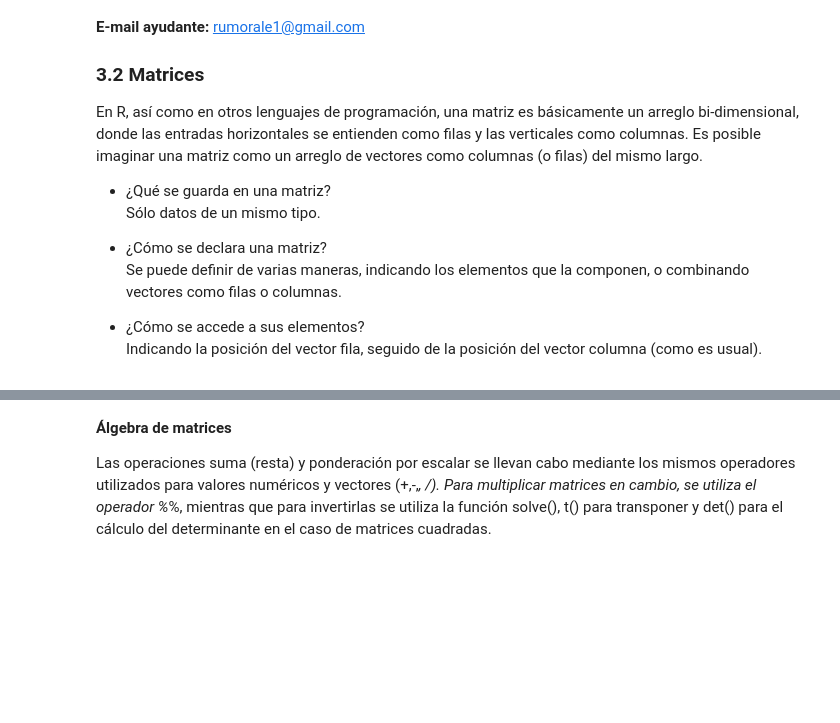
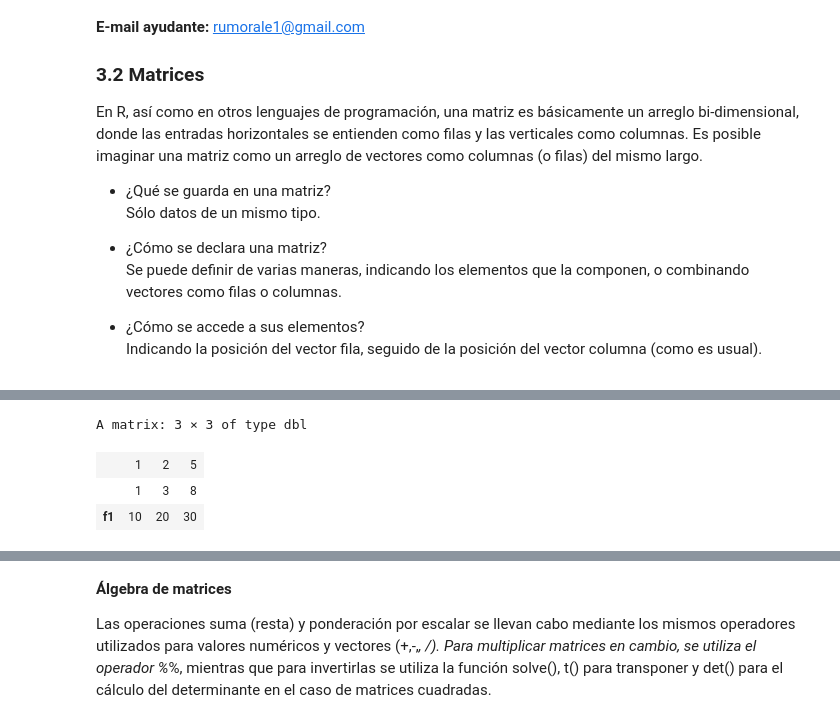
Before and after one commit to majorquev/DBDC_202406_Programacion_en_R_para_ciencia_de_datos, a Jupyter notebook: Clases/C2/Clase_2_01_matrices.ipynb, the cells around one changed output, grey strips where cells are left out. Cells and saved outputs as stored; diff of their text form; code cells hidden in the pictures; blank space fills up the shorter version.

```diff
--- a/Clases/C2/Clase_2_01_matrices.ipynb
+++ b/Clases/C2/Clase_2_01_matrices.ipynb
@@ -36,2 +51,7 @@ B
 # %%
 # Genere dos vectores del mismo largo y forme una matriz.
+
+f1 <- c(10,20,30)
+f2 <- c(5,6,7)
+
+rbind(f1,f2)
@@ -41,6 +73,12 @@ B
 #?cbind
 # %%
 # NOTA: Podemos añadir una fila/columna a una matriz existente
+rbind(A,f1)
+# %% [output]
+A matrix: 3 × 3 of type dbl
+|  | 1 | 2 | 5 |
+|  | 1 | 3 | 8 |
+| f1 | 10 | 20 | 30 |
 # %%
 # si combinamos vectores de distinto largo?
 # R recicla valores (recordar explicación)
```
Also changed, not shown: parts of 30 cells of this notebook.
